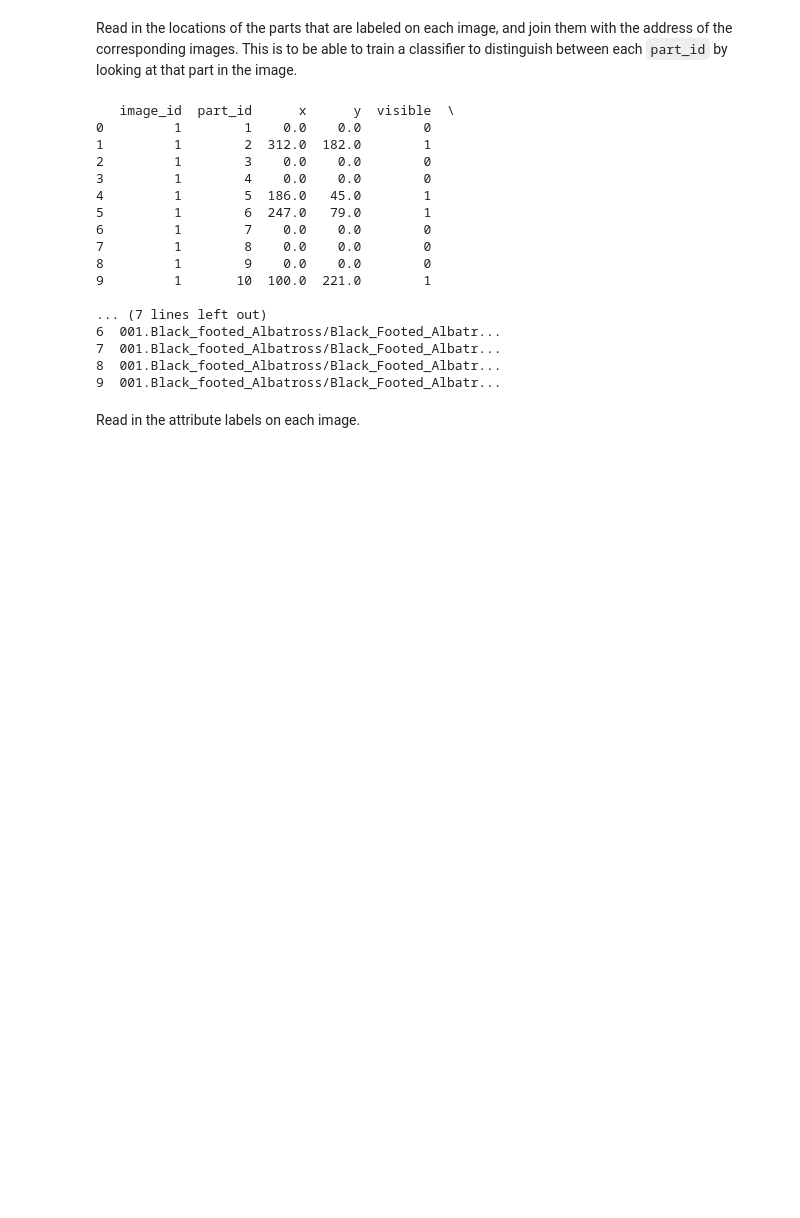
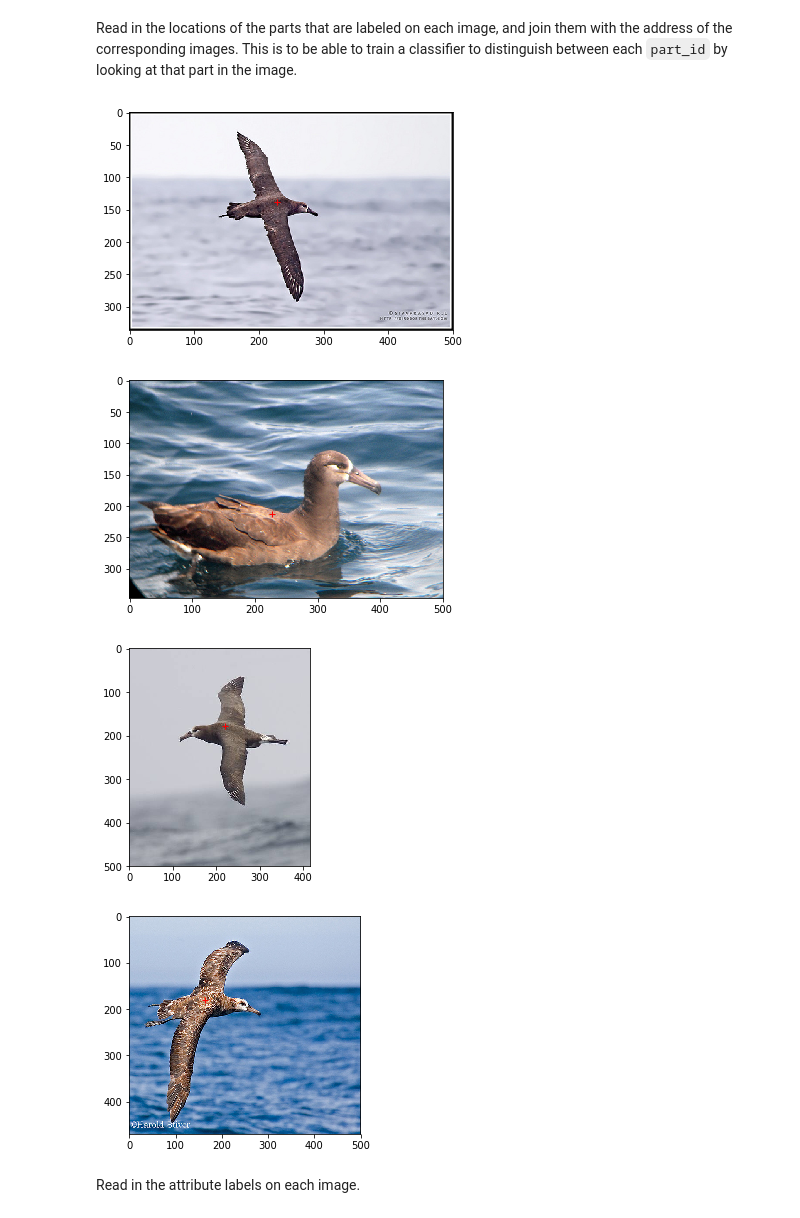
Before and after one commit to jshph/bird-classification, a Jupyter notebook: CS 378 Geometric Fndns of Data Sci Final Project - Bird Classification.ipynb, the cells around one changed output. Drawn from its saved outputs; the diff is of its cells as text; code cells hidden in the pictures; blank space fills up the shorter version.

Commit message:
display part on bird image

```diff
--- a/CS 378 Geometric Fndns of Data Sci Final Project - Bird Classification.ipynb
+++ b/CS 378 Geometric Fndns of Data Sci Final Project - Bird Classification.ipynb
@@ -5,32 +6,46 @@ import matplotlib.pyplot as plt
 # %% [markdown]
 Read in the locations of the parts that are labeled on each image, and join them with the address of the corresponding images. This is to be able to train a classifier to distinguish between each `part_id` by looking at that part in the image.
-# %%
-part_locs = pd.read_csv('CUB_200_2011/CUB_200_2011/parts/part_locs.txt', sep=' ', header=None)
-part_locs.columns = ['image_id', 'part_id', 'x', 'y', 'visible']
-
-im_id_addrs = pd.read_csv('CUB_200_2011/CUB_200_2011/images.txt', sep=' ', header=None)
-im_id_addrs.columns = ['image_id', 'image_addr']
-
-im_addr_part_locs = pd.merge(part_locs, im_id_addrs, on='image_id')
-print(im_addr_part_locs.head(10))
-# %% [output]
-   image_id  part_id      x      y  visible  \
-0         1        1    0.0    0.0        0
-1         1        2  312.0  182.0        1
-2         1        3    0.0    0.0        0
-3         1        4    0.0    0.0        0
-4         1        5  186.0   45.0        1
-5         1        6  247.0   79.0        1
-6         1        7    0.0    0.0        0
-7         1        8    0.0    0.0        0
-8         1        9    0.0    0.0        0
-9         1       10  100.0  221.0        1
-
-... (7 lines left out)
-6  001.Black_footed_Albatross/Black_Footed_Albatr...
-7  001.Black_footed_Albatross/Black_Footed_Albatr...
-8  001.Black_footed_Albatross/Black_Footed_Albatr...
-9  001.Black_footed_Albatross/Black_Footed_Albatr...
+# %%
+# read in part locations
+part_locs = pd.read_csv('CUB_200_2011/CUB_200_2011/parts/part_locs.txt', sep=' ', header=None)
+part_locs.columns = ['image_id', 'part_id', 'x', 'y', 'visible']
+
+# read in image ids and their addresses
+im_id_addrs = pd.read_csv('CUB_200_2011/CUB_200_2011/images.txt', sep=' ', header=None)
+im_id_addrs.columns = ['image_id', 'image_addr']
+
+# join part locations and image id dataframes in order to get (part, image address) mappings
+im_addr_parts = pd.merge(part_locs, im_id_addrs, on='image_id')
+
+# read in part labels manually because parts can be two words
+part_labels = []
+with open('CUB_200_2011/CUB_200_2011/parts/parts.txt') as part_labels_file:
+    for row in part_labels_file:
+        sep = row.find(' ')
+        part_id, part_name = row[:sep], row[sep + 1:-1]
+        part_labels.append({'part_id': int(part_id), 'part_name': part_name})
+part_labels = pd.DataFrame.from_dict(part_labels)
+
+# join (part, image addresses) with part labels to make part_id's comprehensible
+im_addr_parts = pd.merge(im_addr_parts, part_labels, on='part_id')
+# print(im_addr_parts.head(30))
+
+# display the parts on the images
+for index, row in im_addr_parts.iterrows():
+    im_id, part_id, x, y, visible, im_addr, part_name = row
+    if not visible:
+        continue
+    img = plt.imread('CUB_200_2011/CUB_200_2011/images/' + im_addr)
+    plt.imshow(img)
+    plt.plot(x, y, '+', linewidth=100, color='red')
+    plt.show()
+
+    if index == 5: break
+# %% [output]
+[figure, added]
+[figure, added]
+[figure, added]
+[figure, added]
 # %% [markdown]
 Read in the attribute labels on each image.
 # %%
```
Also changed, not shown: parts of 6 cells of this notebook.
